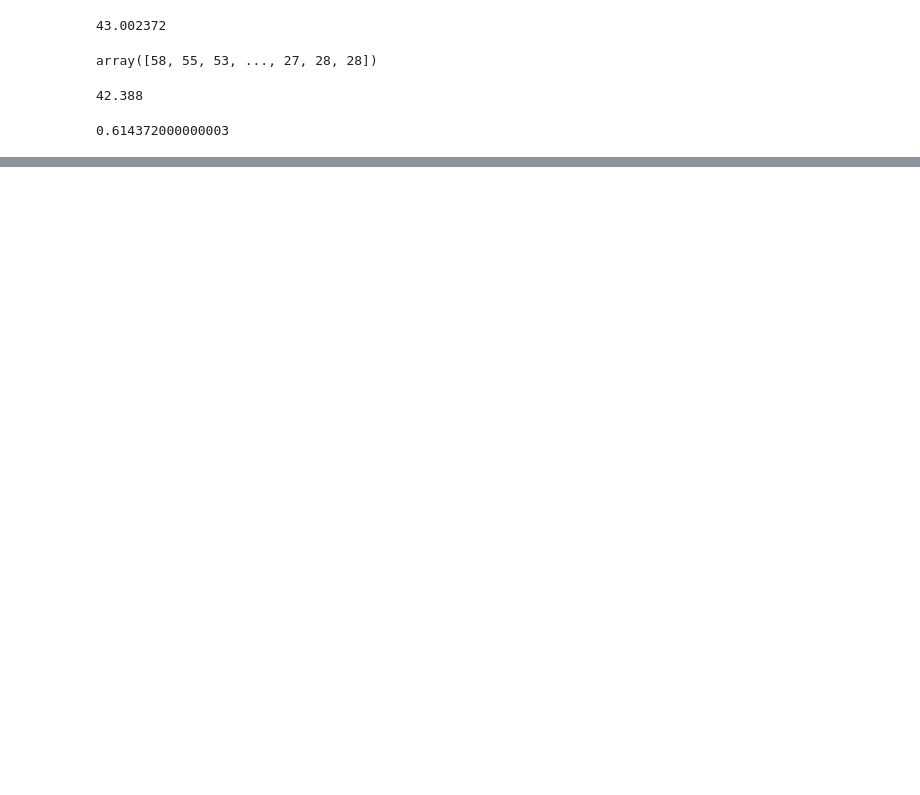
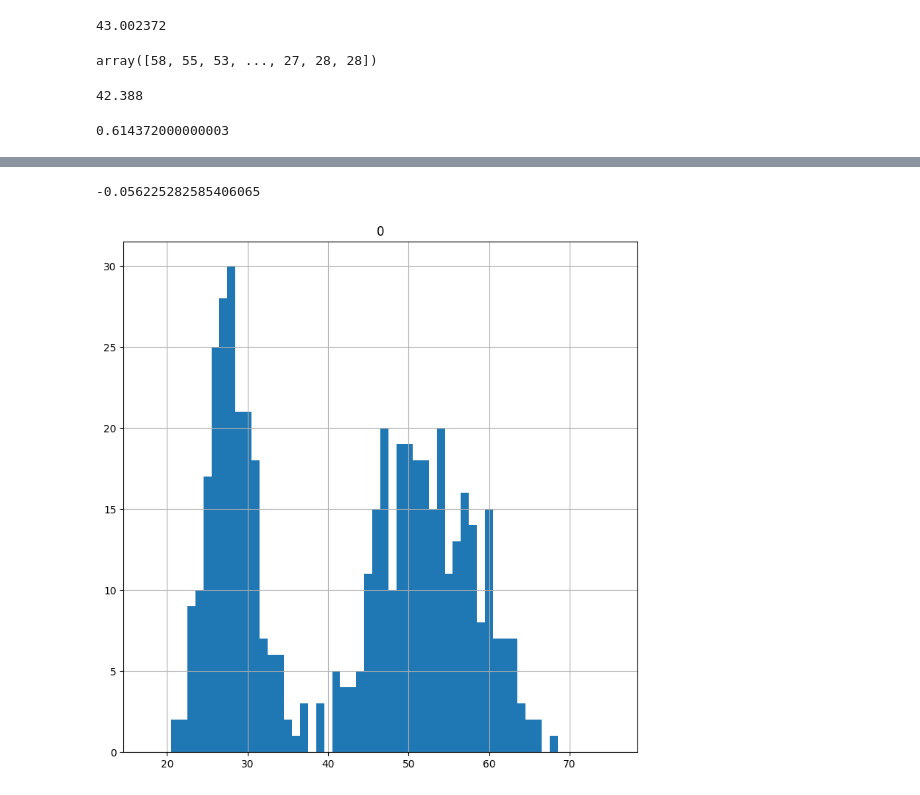
Before and after one commit to Shane360/Python-Practice-Code, a Jupyter notebook: python-for-data-confidence-intervals.ipynb, the cells around one changed output, grey strips where cells are left out. Drawn from its saved outputs; the diff is of its cells as text; code cells hidden in the pictures; blank space fills up the shorter version.

```diff
--- a/python-for-data-confidence-intervals.ipynb
+++ b/python-for-data-confidence-intervals.ipynb
@@ -52,0 +83,9 @@ population_ages.mean() - sample_ages.mean()
+# %%
+pd.DataFrame(sample_ages).hist(bins = 58,
+                              range = (17.5, 75.5),
+                              figsize = (9, 9));
+
+print(stats.skew(sample_ages))
+# %% [output]
+-0.056225282585406065
+[figure, added]
```
Also changed, not shown: parts of 6 cells of this notebook.
